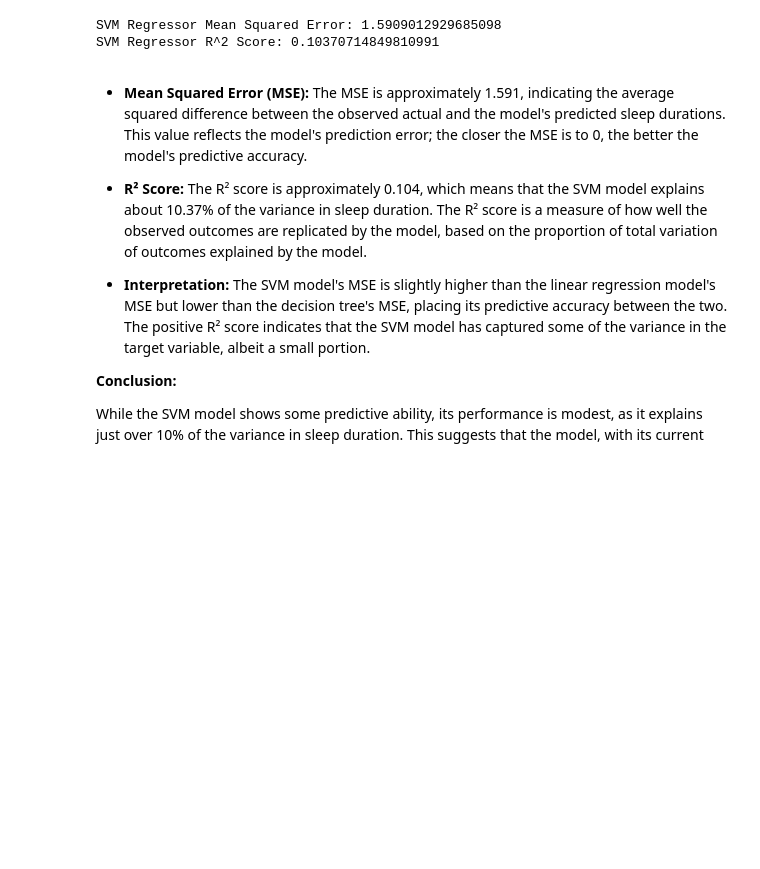
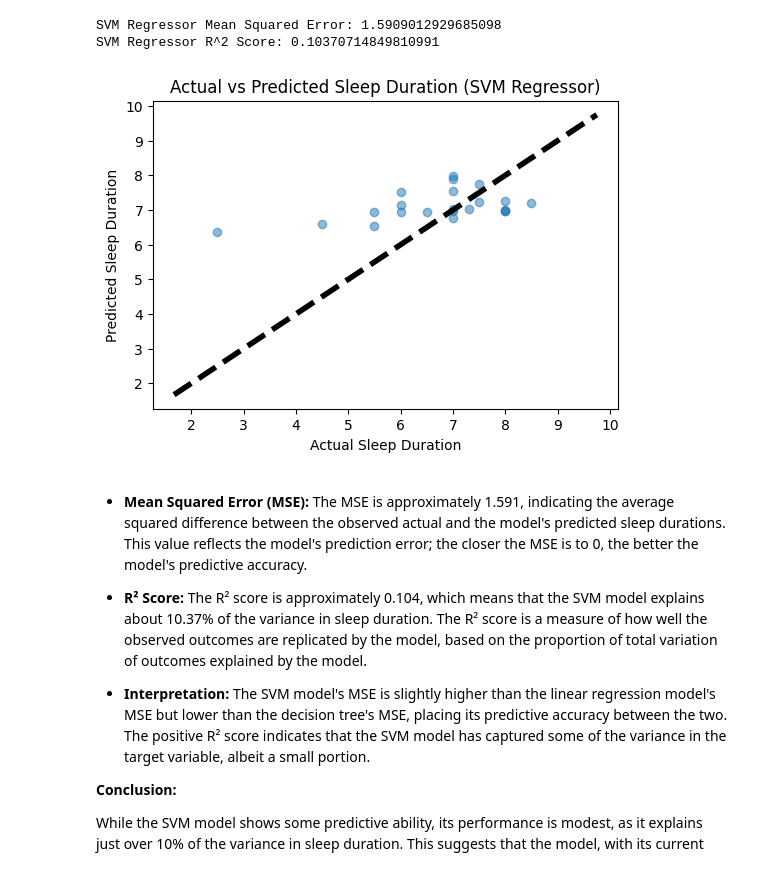
Before and after one commit to johnkimtech/sleep, a Jupyter notebook: Modeling.ipynb, the cells around one changed output. Saved outputs shown, nothing was run; the diff lists cells and outputs as text; code cells hidden in the pictures; blank space fills up the shorter version.

```diff
--- a/Modeling.ipynb
+++ b/Modeling.ipynb
@@ -256,6 +276,18 @@ print("SVM Regressor R^2 Score:", r2_svm)
 # %% [output]
 SVM Regressor Mean Squared Error: 1.5909012929685098
 SVM Regressor R^2 Score: 0.10370714849810991
+# %%
+
+# Visualization
+plt.figure(figsize=(6, 4))
+plt.scatter(y_test, y_pred_svm, alpha=0.5)
+plt.plot([y.min(), y.max()], [y.min(), y.max()], 'k--', lw=4)
+plt.xlabel('Actual Sleep Duration')
+plt.ylabel('Predicted Sleep Duration')
+plt.title('Actual vs Predicted Sleep Duration (SVM Regressor)')
+plt.show()
+# %% [output]
+[figure, added]
 # %% [markdown]
 * **Mean Squared Error (MSE):** The MSE is approximately 1.591, indicating the average squared difference between the observed actual and the model's predicted sleep durations. This value reflects the model's prediction error; the closer the MSE is to 0, the better the model's predictive accuracy.
 
```
Also changed, not shown: parts of 2 cells of this notebook, 1 other file.
